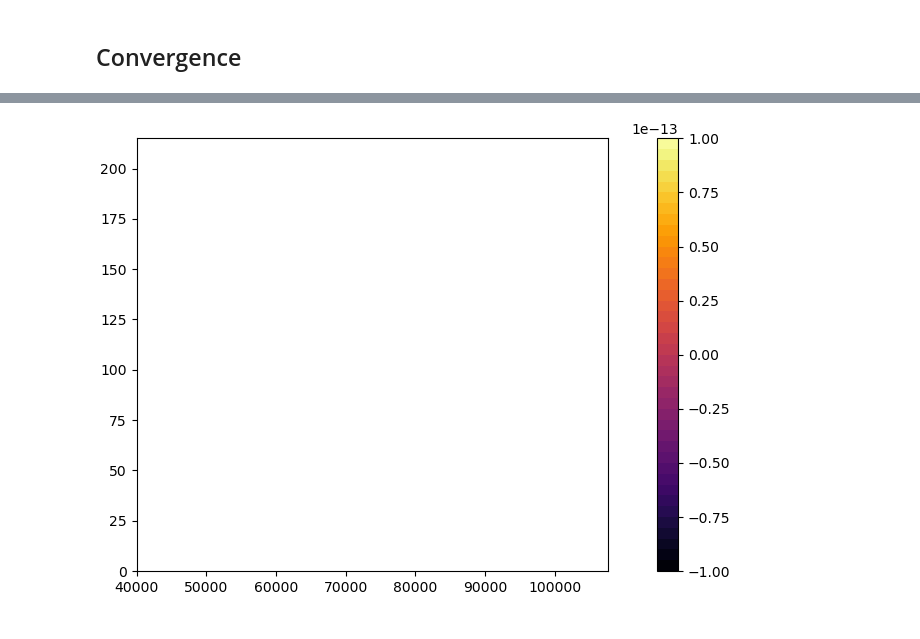
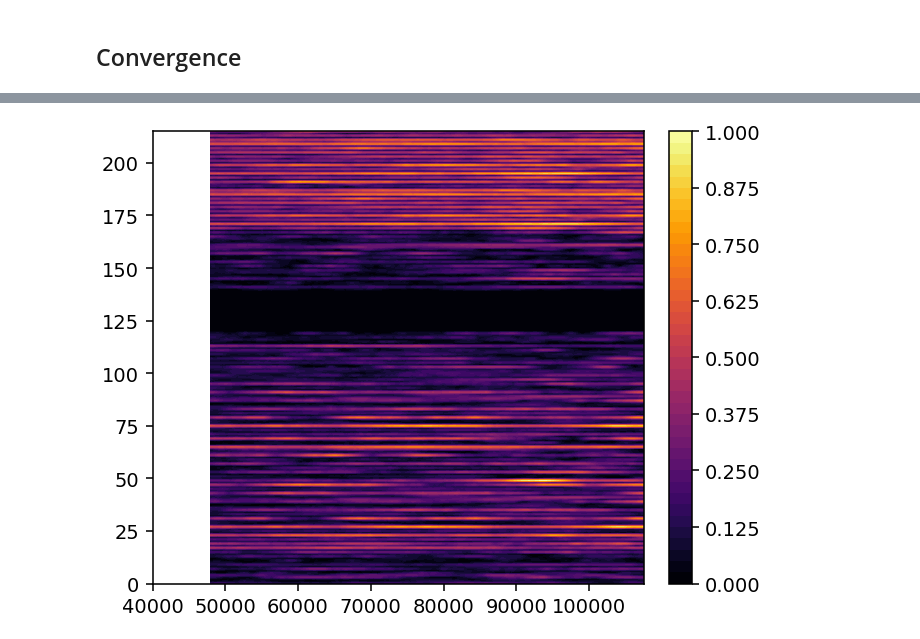
Before and after one commit to nbachand/city_block_cfd, a Jupyter notebook: config2_post-interior.ipynb, the cells around one changed output, grey strips where cells are left out. Saved outputs shown, nothing was run; the diff lists cells and outputs as text; code cells hidden in the pictures.

```diff
--- a/config2_post-interior.ipynb
+++ b/config2_post-interior.ipynb
@@ -14,6 +14,10 @@ from IPython.core.debugger import set_trace
 import pandas as pd
 import seaborn as sns
 
+plt.rcParams['figure.dpi'] = 140
+im_scaling = .75
+plt.rcParams['figure.figsize'] = [6.4 * im_scaling, 4.8 * im_scaling]
+
 category =  "config2"
 
 ############ Universal ################
@@ -536,15 +497,15 @@ plt.savefig(f'{home_dir}/CHARLES/{category}/R{run}/plots/contourRevCumMean', bbo
 # %%
 @utils.no_kwargs
 @utils.dict_apply
 def sma(df):
-    return df.rolling(80000).mean()
+    return df.rolling(8000).mean()
 
 dataSMA = sma(data)
 
 fig, ax = plt.subplots(constrained_layout = True)
 im = ax.contourf(xPlot, yPlot, dataSMA.abs().T, cmap = "inferno", levels=40)
 fig.colorbar(im)
 
 plt.savefig(f'{home_dir}/CHARLES/{category}/R{run}/plots/contourSMA', bbox_inches="tight")
 # %% [output]
-[figure, old version]
+[figure, new version]
```
Also changed, not shown: parts of 19 cells of this notebook.
